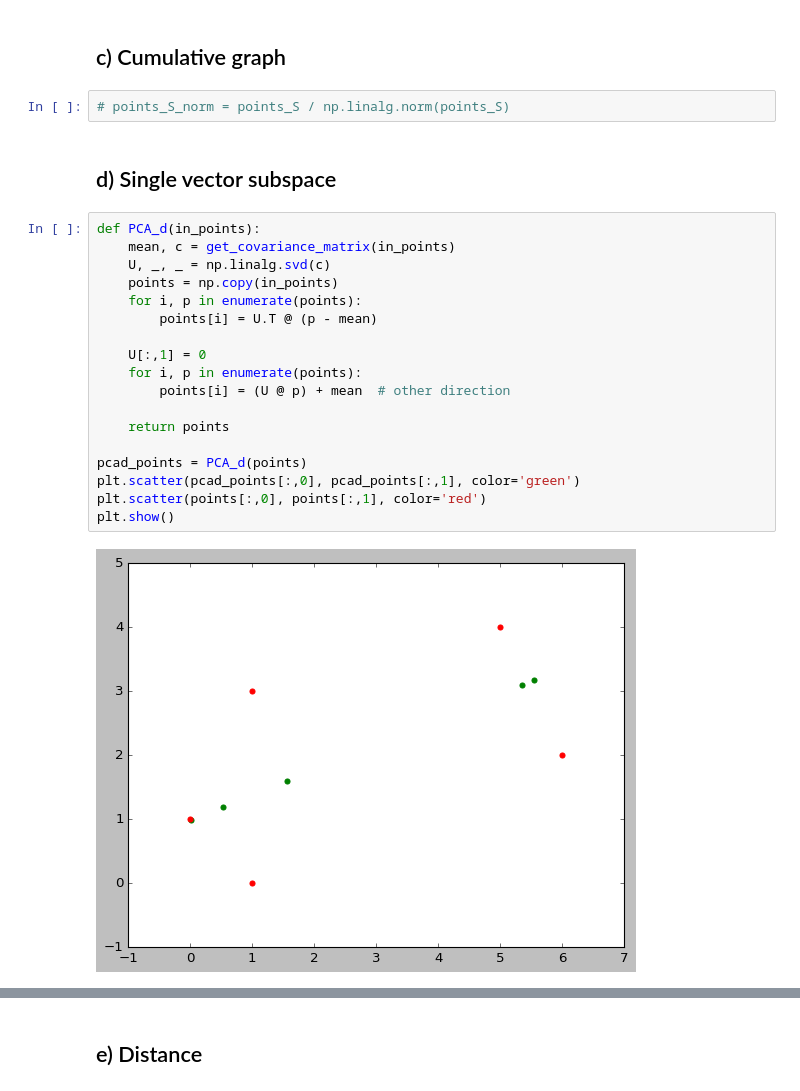
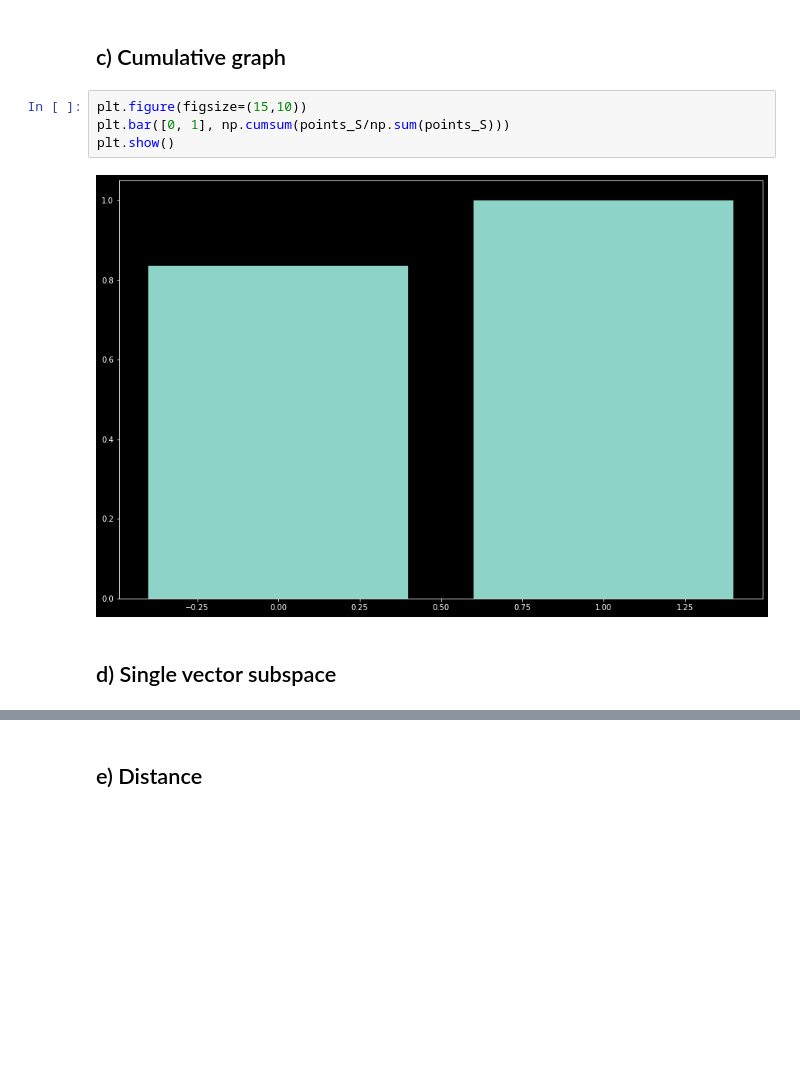
Before and after one commit to gendestry/UZ_Naloga6, a Jupyter notebook: assignment.ipynb, the cells around one changed output, grey strips where cells are left out. Saved outputs shown, nothing was run; the diff lists cells and outputs as text; blank space fills up the shorter version.

```diff
--- a/assignment.ipynb
+++ b/assignment.ipynb
@@ -35,26 +35,10 @@ plt.show()
 # %% [markdown]
 ## c) Cumulative graph
-# %%
-# points_S_norm = points_S / np.linalg.norm(points_S)
+# %%
+plt.figure(figsize=(15,10))
+plt.bar([0, 1], np.cumsum(points_S/np.sum(points_S)))
+plt.show()
+# %% [output]
+[figure, added]
 # %% [markdown]
 ## d) Single vector subspace
-# %%
-def PCA_d(in_points):
-    mean, c = get_covariance_matrix(in_points)
-    U, _, _ = np.linalg.svd(c)
-    points = np.copy(in_points)
-    for i, p in enumerate(points):
-        points[i] = U.T @ (p - mean)
-
-    U[:,1] = 0
-    for i, p in enumerate(points):
-        points[i] = (U @ p) + mean  # other direction
-
-    return points
-
-pcad_points = PCA_d(points)
-plt.scatter(pcad_points[:,0], pcad_points[:,1], color='green')
-plt.scatter(points[:,0], points[:,1], color='red')
-plt.show()
-# %% [output]
-[figure, removed]
```
Also changed, not shown: parts of 13 cells of this notebook.
